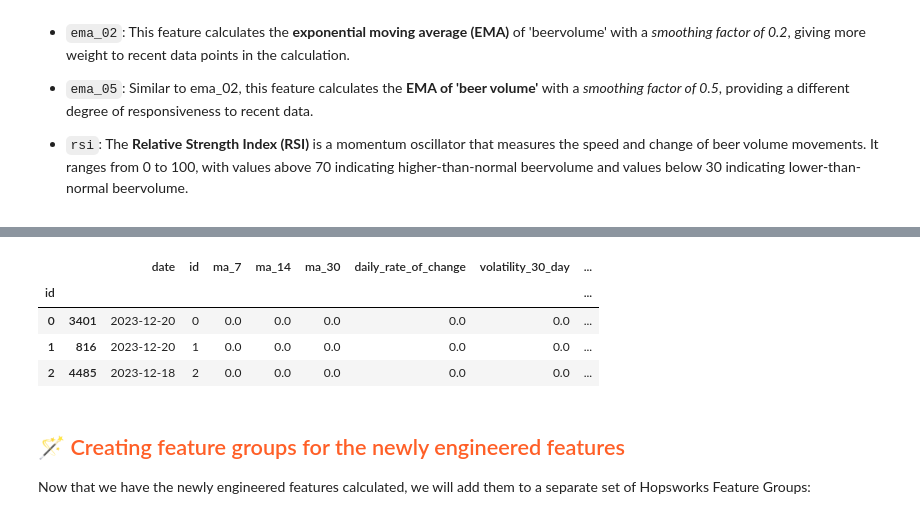
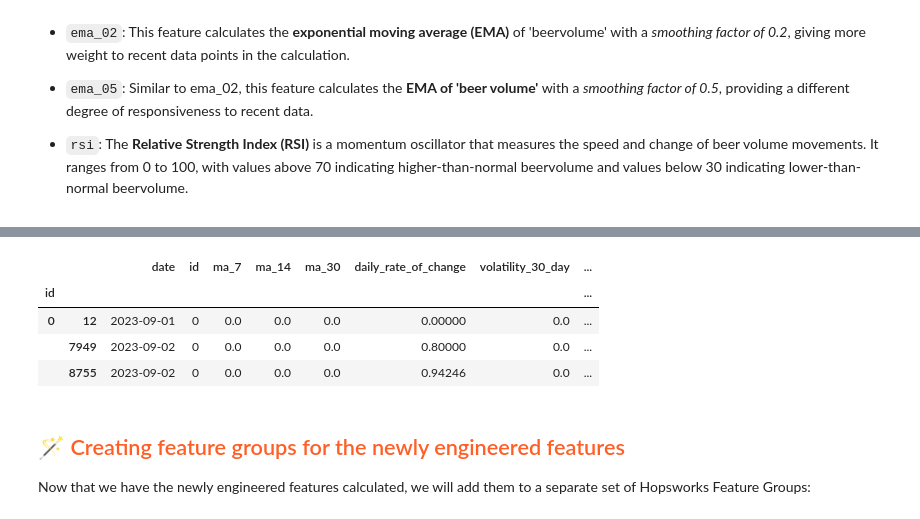
Before and after one commit to rvanbruggen/hopsworks-demos, a Jupyter notebook: beerconsumption_enterprise+vsstudio/1_beervolume_feature_backfill.ipynb, the cells around one changed output, grey strips where cells are left out. Saved outputs shown, nothing was run; the diff lists cells and outputs as text; code cells hidden in the pictures.

```diff
--- a/beerconsumption_enterprise+vsstudio/1_beervolume_feature_backfill.ipynb
+++ b/beerconsumption_enterprise+vsstudio/1_beervolume_feature_backfill.ipynb
@@ -194,15 +193,16 @@ beervolume_df.head(3)
 # %%
 # Calculate second-order features
-beervolume_averages_df = calculate_second_order_features(beervolume_df)
+#beervolume_averages_df = calculate_second_order_features(beervolume_df)
+beervolume_averages_df = calculate_second_order_features(data_generated)
 
 # Display the first 3 rows of the resulting DataFrame
 beervolume_averages_df.head(3)
 # %% [output]
 |  |  | date | id | ma_7 | ma_14 | ma_30 | daily_rate_of_change | volatility_30_day | ... |
 | id |  |  |  |  |  |  |  |  | ... |
-| 0 | 3401 | 2023-12-20 | 0 | 0.0 | 0.0 | 0.0 | 0.0 | 0.0 | ... |
-| 1 | 816 | 2023-12-20 | 1 | 0.0 | 0.0 | 0.0 | 0.0 | 0.0 | ... |
-| 2 | 4485 | 2023-12-18 | 2 | 0.0 | 0.0 | 0.0 | 0.0 | 0.0 | ... |
+| 0 | 12 | 2023-09-01 | 0 | 0.0 | 0.0 | 0.0 | 0.00000 | 0.0 | ... |
+|  | 7949 | 2023-09-02 | 0 | 0.0 | 0.0 | 0.0 | 0.80000 | 0.0 | ... |
+|  | 8755 | 2023-09-02 | 0 | 0.0 | 0.0 | 0.0 | 0.94246 | 0.0 | ... |
 # %% [markdown]
 ## <span style="color:#ff5f27">🪄 Creating feature groups for the newly engineered features </span>
 
```
Also changed, not shown: parts of 4 cells of this notebook, 4 other files.
